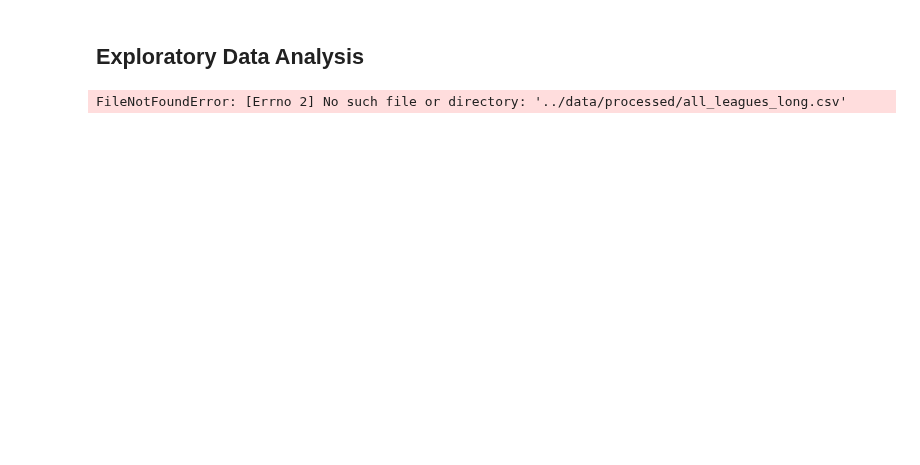
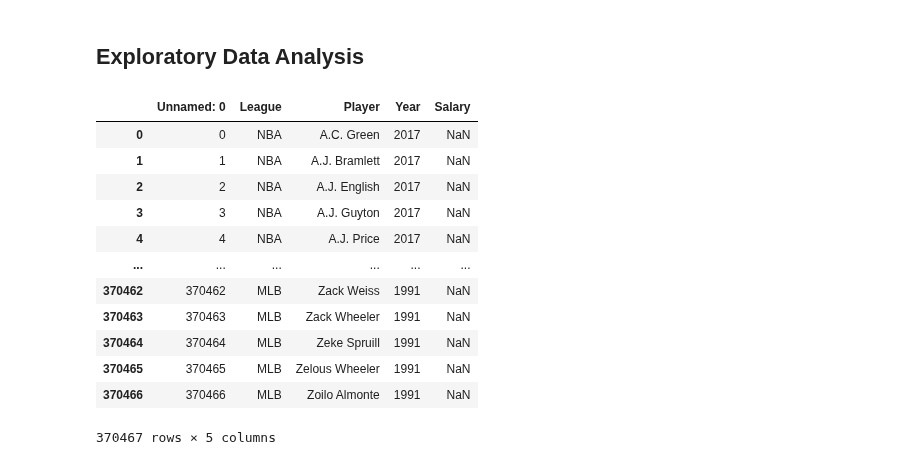
Before and after one commit to JP-Butler/Pro_Sports_Salary_Analysis, a Jupyter notebook: cookiecutter_structure/notebooks/eda.ipynb, the cells around one changed output. Saved outputs shown, nothing was run; the diff lists cells and outputs as text; code cells hidden in the pictures; blank space fills up the shorter version.

```diff
--- a/cookiecutter_structure/notebooks/eda.ipynb
+++ b/cookiecutter_structure/notebooks/eda.ipynb
@@ -8,12 +8,27 @@ import matplotlib as plt
 import seaborn as sns
 # %%
 # read in long format data
-league_data = '../data/processed/all_leagues_long.csv' # C:\Users\justi\OneDrive\Desktop\DataShip\Pro_Sports_Salary_Analysis\cookiecutter_structure\data\processed\all_leagues_long
-#cookiecutter_structure\data\processed\all_leagues_long
-#create DataFrame
+league_data = '../data/processed/all_leagues_long.csv'
+
+# Read in data
 long_data = pd.read_csv(league_data)
 
+# create DF
+long_df = pd.DataFrame(long_data)
+
 # show DF
-long_df = pd.DataFrame(long_data)
+long_df
 # %% [output]
+|  | Unnamed: 0 | League | Player | Year | Salary |
+| 0 | 0 | NBA | A.C. Green | 2017 | NaN |
+| 1 | 1 | NBA | A.J. Bramlett | 2017 | NaN |
+| 2 | 2 | NBA | A.J. English | 2017 | NaN |
+| 3 | 3 | NBA | A.J. Guyton | 2017 | NaN |
+| 4 | 4 | NBA | A.J. Price | 2017 | NaN |
+| ... | ... | ... | ... | ... | ... |
+| 370462 | 370462 | MLB | Zack Weiss | 1991 | NaN |
+| 370463 | 370463 | MLB | Zack Wheeler | 1991 | NaN |
+| 370464 | 370464 | MLB | Zeke Spruill | 1991 | NaN |
+| 370465 | 370465 | MLB | Zelous Wheeler | 1991 | NaN |
+| 370466 | 370466 | MLB | Zoilo Almonte | 1991 | NaN |
-FileNotFoundError: [Errno 2] No such file or directory: '../data/processed/all_leagues_long.csv'
+370467 rows × 5 columns
```
Also changed, not shown: parts of 10 cells of this notebook.
